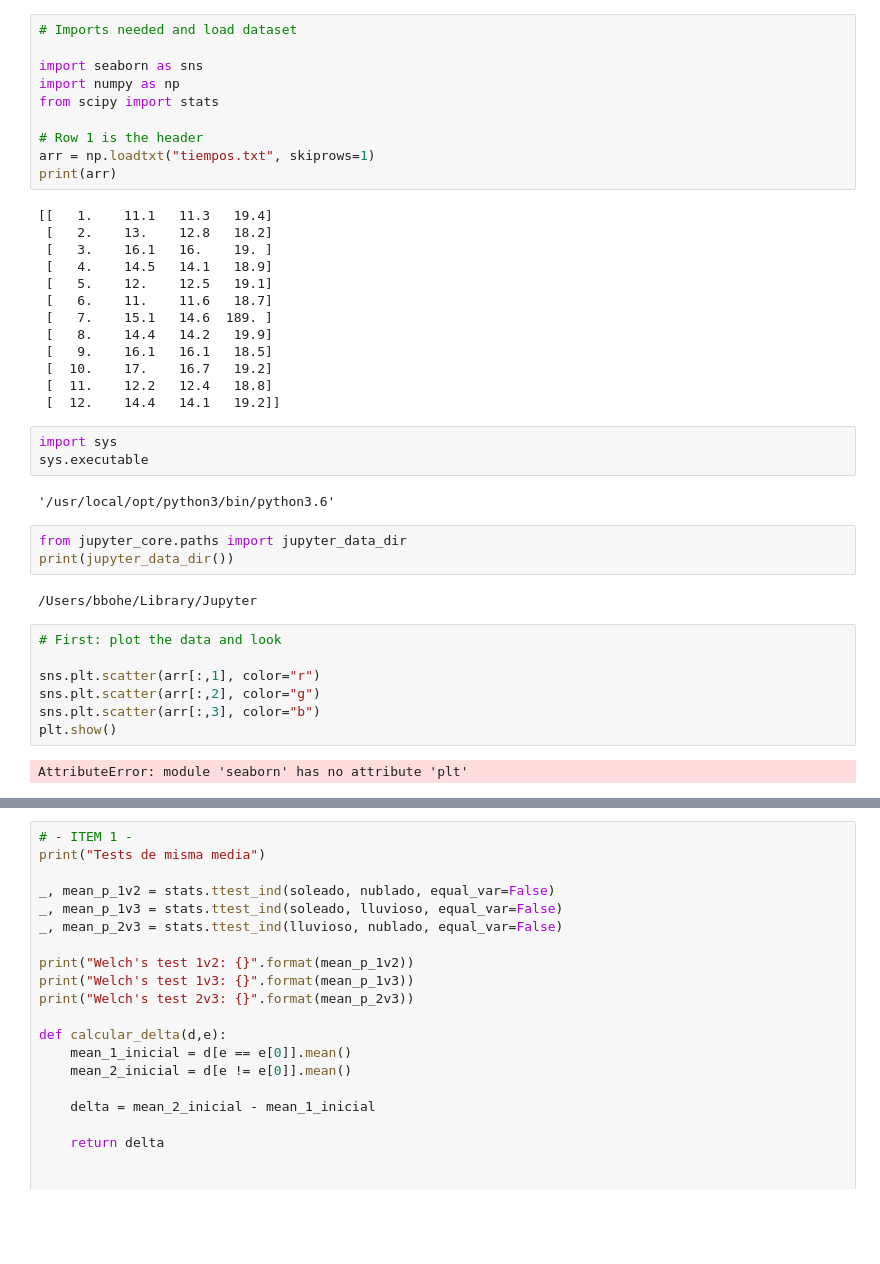
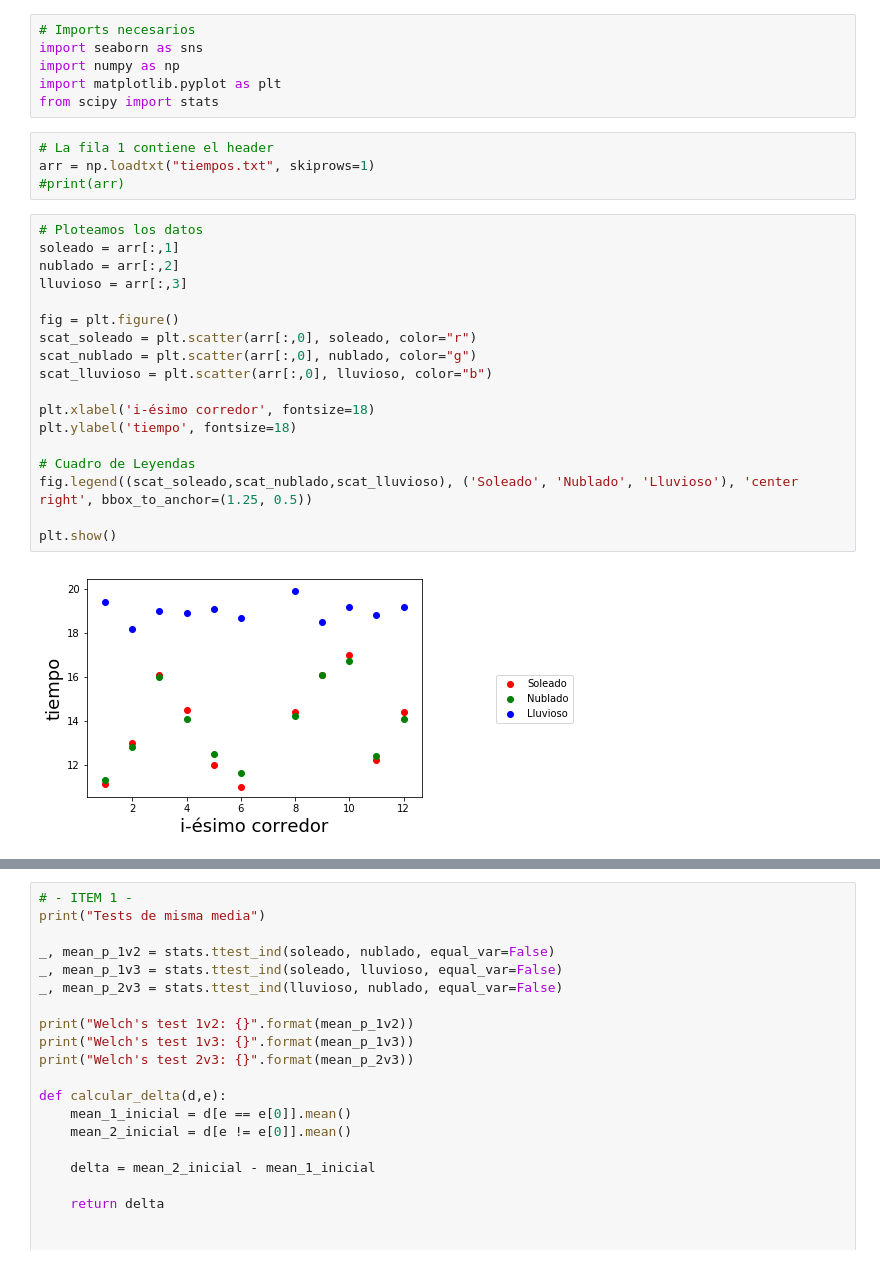
Before and after one commit to BrianBohe/DataScienceCourse, a Jupyter notebook: tp1/tp1.ipynb, the cells around one changed output, grey strips where cells are left out. Cells and saved outputs as stored; diff of their text form; blank space fills up the shorter version.

Commit message:
Adding markers to scatter graphs

```diff
--- a/tp1/tp1.ipynb
+++ b/tp1/tp1.ipynb
@@ -1,43 +1,31 @@
 # %%
-# Imports needed and load dataset
-
+# Imports necesarios
 import seaborn as sns
 import numpy as np
+import matplotlib.pyplot as plt
 from scipy import stats
-
-# Row 1 is the header
-arr = np.loadtxt("tiempos.txt", skiprows=1)
-print(arr)
-# %% [output]
-[[   1.    11.1   11.3   19.4]
- [   2.    13.    12.8   18.2]
- [   3.    16.1   16.    19. ]
- [   4.    14.5   14.1   18.9]
- [   5.    12.    12.5   19.1]
- [   6.    11.    11.6   18.7]
- [   7.    15.1   14.6  189. ]
- [   8.    14.4   14.2   19.9]
- [   9.    16.1   16.1   18.5]
- [  10.    17.    16.7   19.2]
- [  11.    12.2   12.4   18.8]
- [  12.    14.4   14.1   19.2]]
-# %%
-import sys
-sys.executable
-# %% [output]
-'/usr/local/opt/python3/bin/python3.6'
-# %%
-from jupyter_core.paths import jupyter_data_dir
-print(jupyter_data_dir())
-# %% [output]
-/Users/bbohe/Library/Jupyter
-# %%
-# First: plot the data and look
-
-sns.plt.scatter(arr[:,1], color="r")
-sns.plt.scatter(arr[:,2], color="g")
-sns.plt.scatter(arr[:,3], color="b")
-plt.show()
-# %% [output]
-AttributeError: module 'seaborn' has no attribute 'plt'
+# %%
+# La fila 1 contiene el header
+arr = np.loadtxt("tiempos.txt", skiprows=1)
+#print(arr)
+# %%
+# Ploteamos los datos
+soleado = arr[:,1]
+nublado = arr[:,2]
+lluvioso = arr[:,3]
+
+fig = plt.figure()
+scat_soleado = plt.scatter(arr[:,0], soleado, color="r")
+scat_nublado = plt.scatter(arr[:,0], nublado, color="g")
+scat_lluvioso = plt.scatter(arr[:,0], lluvioso, color="b")
+
+plt.xlabel('i-ésimo corredor', fontsize=18)
+plt.ylabel('tiempo', fontsize=18)
+
+# Cuadro de Leyendas
+fig.legend((scat_soleado,scat_nublado,scat_lluvioso), ('Soleado', 'Nublado', 'Lluvioso'), 'center right', bbox_to_anchor=(1.25, 0.5))
+
+plt.show()
+# %% [output]
+[figure, added]
 # %%
```
Also changed, not shown: parts of 2 cells of this notebook.
